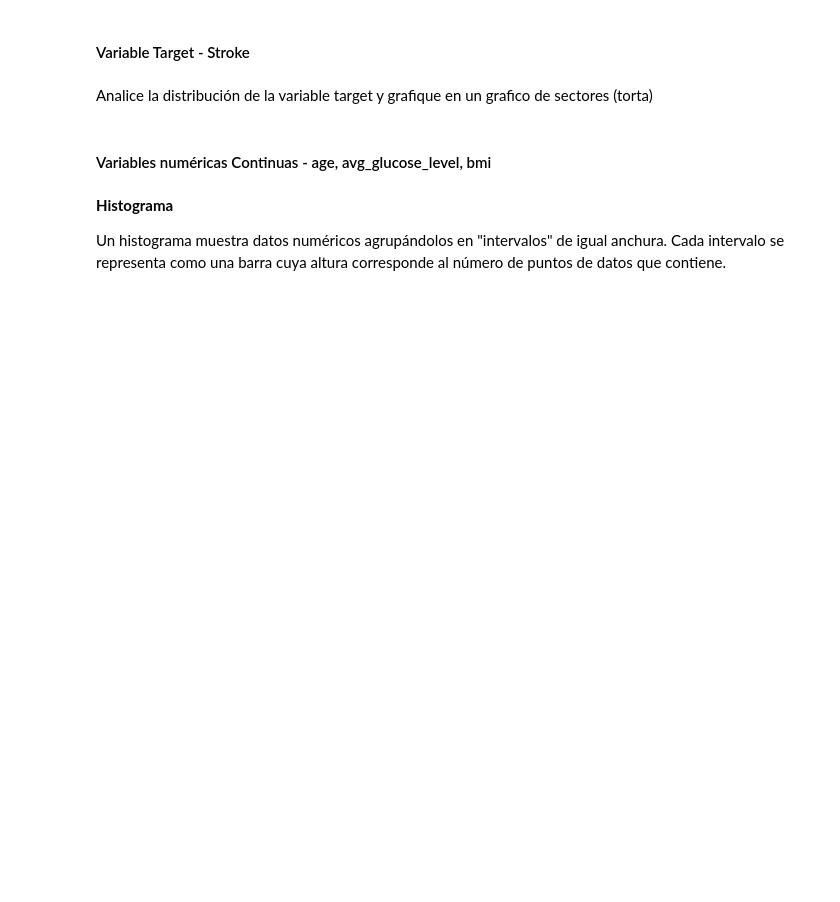
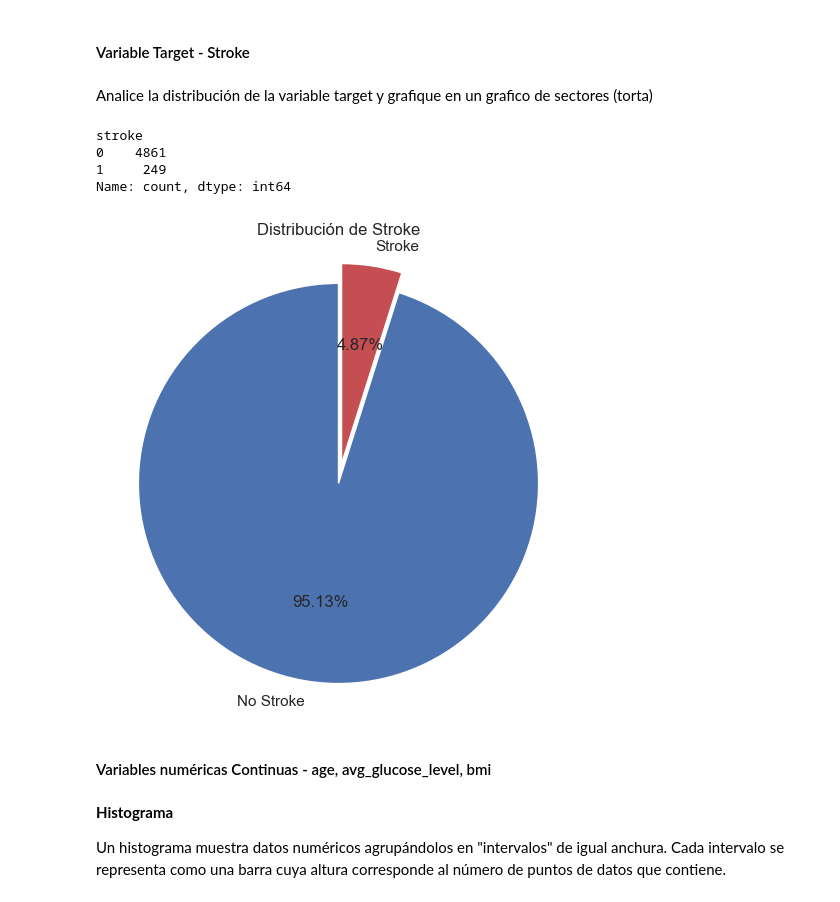
Before and after one commit to lnastri25/IA_UCEMA, a Jupyter notebook: trabajos_practicos/tp1_healthcare/TP1_Análsis_Exploratorio_de_Datos.ipynb, the cells around one changed output. Saved outputs shown, nothing was run; the diff lists cells and outputs as text; code cells hidden in the pictures; blank space fills up the shorter version.

```diff
--- a/trabajos_practicos/tp1_healthcare/TP1_Análsis_Exploratorio_de_Datos.ipynb
+++ b/trabajos_practicos/tp1_healthcare/TP1_Análsis_Exploratorio_de_Datos.ipynb
@@ -23,5 +23,4 @@ sns.set(style="whitegrid")
 Aquí, vamos a utilizar pandas para leer el archivo csv descargado. A continuación, realice una primera mirada al dataset, identificando el número de filas y columnas en el conjunto de datos.
 # %%
 # Importar el dataset
-
-data_df = pd.read_csv("../data/healthcare-dataset-stroke-data.csv")
+df_healthcare = pd.read_csv("healthcare-dataset-stroke-data.csv")
@@ -101,9 +279,27 @@ Utilice una función que nos ayude a imprimir algunos estadísticos resumidos b
 # %% [markdown]
 Analice la distribución de la variable target y grafique en un grafico de sectores (torta)
 # %%
-# Obser si el dataset esta desbalanceado, contando las ocurrencias de cada valor de la variable
+# Observe si el dataset esta desbalanceado, contando las ocurrencias de cada valor de la variable
+df_healthcare['stroke'].value_counts()
+# %% [output]
+stroke
+0    4861
+1     249
+Name: count, dtype: int64
 # %%
 # stroke - pie chart
+stroke_counts = df_healthcare['stroke'].value_counts()
+labels = ['No Stroke', 'Stroke']
+colors = ['b', 'r']
+explode = (0, 0.1)
+plt.figure(figsize=(6, 6))
+plt.pie(stroke_counts, labels=labels, colors=colors,
+        startangle=90, explode=explode, autopct='%1.2f%%')
+plt.axis('equal')
+plt.title('Distribución de Stroke')
+plt.show()
+# %% [output]
+[figure, added]
 # %% [markdown]
 #### Variables numéricas Continuas - age, avg_glucose_level, bmi
 # %% [markdown]
```
Also changed, not shown: parts of 45 cells of this notebook, 1 other file.
